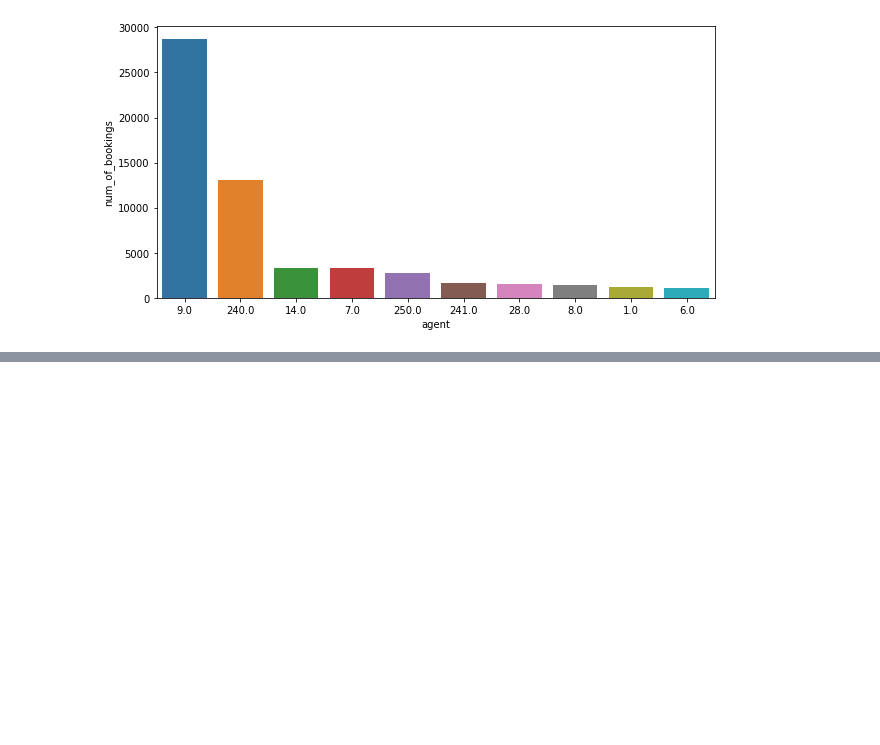
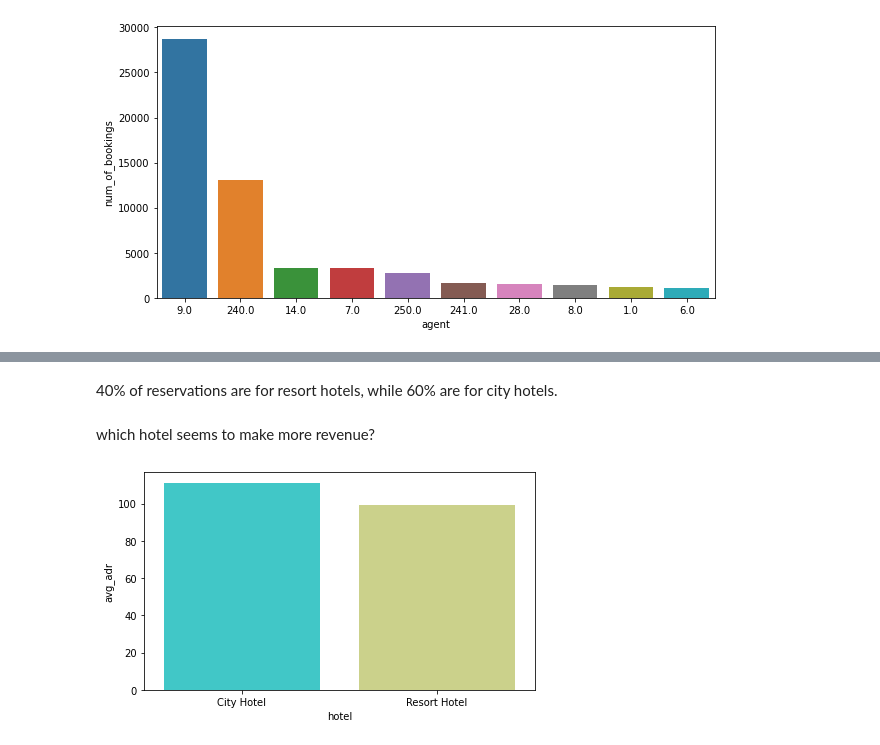
Before and after one commit to Shashankshekharpandey/Hotel-Booking-Analysis, a Jupyter notebook: Hotel_Booking_Analysis.ipynb, the cells around one changed output, grey strips where cells are left out. Drawn from its saved outputs; the diff is of its cells as text; code cells hidden in the pictures; blank space fills up the shorter version.

```diff
--- a/Hotel_Booking_Analysis.ipynb
+++ b/Hotel_Booking_Analysis.ipynb
@@ -295,0 +337,12 @@ sns.barplot(x='agent', y='num_of_bookings', data = d1,  order = d1.sort_values('
+# %% [markdown]
+40% of reservations are for resort hotels, while 60% are for city hotels.
+# %% [markdown]
+which hotel seems to make more revenue?
+# %%
+# plot for hotles type in terms of adr
+d3 =  grouped_by_hotel['adr'].agg(np.mean).reset_index().rename(columns = {'adr':'avg_adr'})   # calculating average adr
+plt.figure(figsize = (7,4))
+sns.barplot(x=d3['hotel'], y=d3['avg_adr'], palette='rainbow')
+plt.show()
+# %% [output]
+[figure, added]
```
Also changed, not shown: parts of 22 cells of this notebook.
